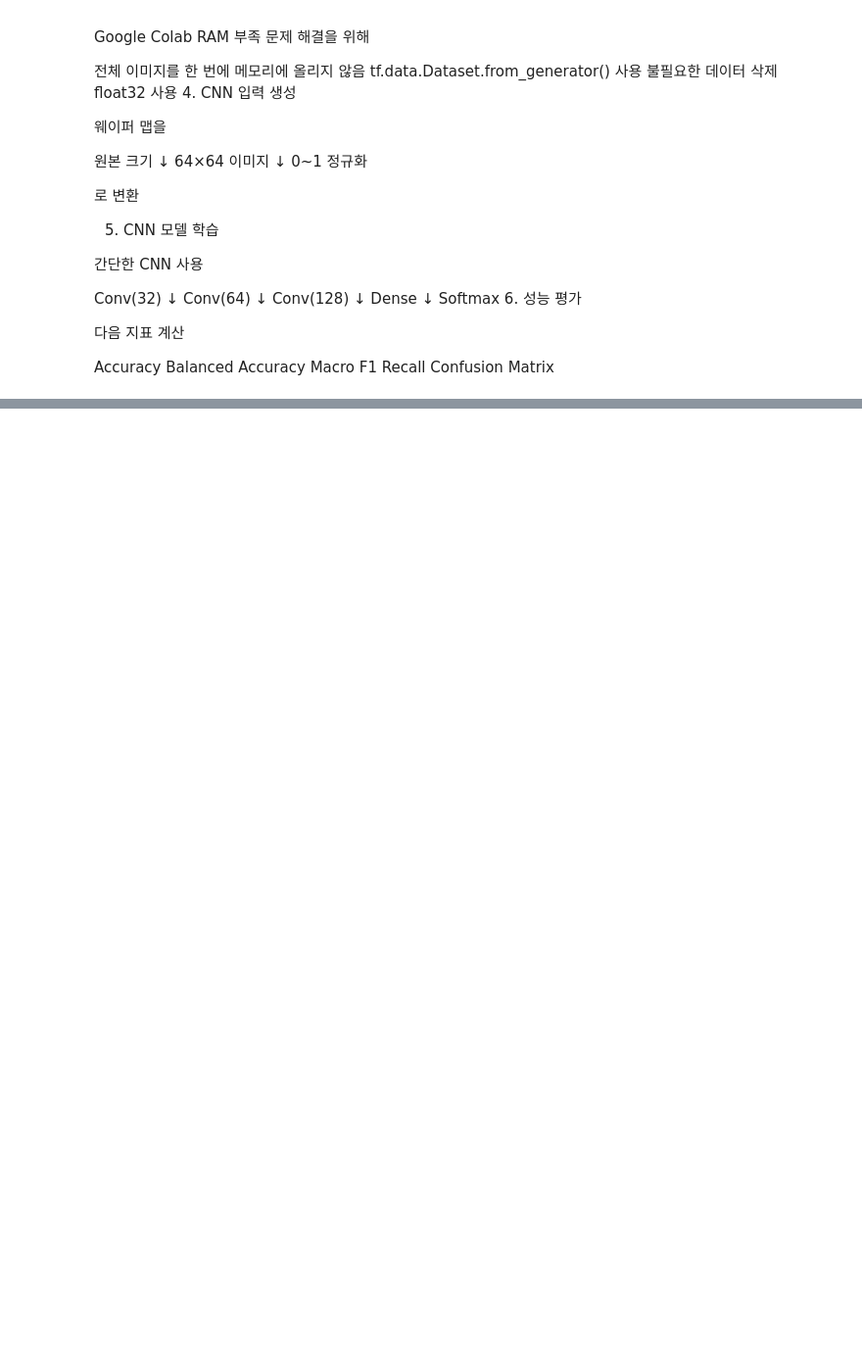
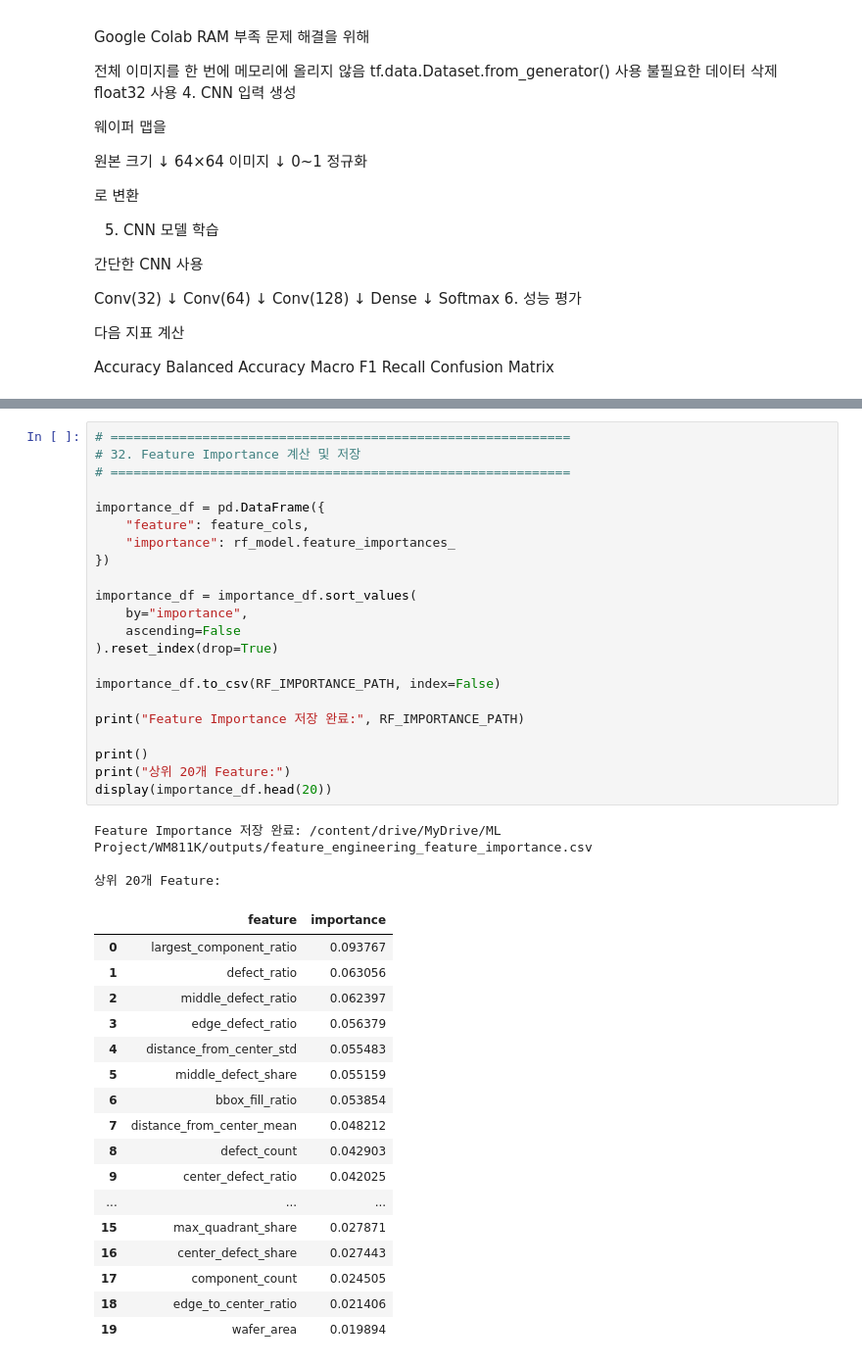
Before and after one commit to WooSeungJi/WM811K-Project, a Jupyter notebook: Ram_절약_WM_811K_Wafer_Map.ipynb, the cells around one changed output, grey strips where cells are left out. Shown at 98% size. Drawn from its saved outputs; the diff is of its cells as text; blank space fills up the shorter version.

```diff
--- a/Ram_절약_WM_811K_Wafer_Map.ipynb
+++ b/Ram_절약_WM_811K_Wafer_Map.ipynb
@@ -900,0 +1579,43 @@ Confusion Matrix
+# %%
+# ============================================================
+# 32. Feature Importance 계산 및 저장
+# ============================================================
+
+importance_df = pd.DataFrame({
+    "feature": feature_cols,
+    "importance": rf_model.feature_importances_
+})
+
+importance_df = importance_df.sort_values(
+    by="importance",
+    ascending=False
+).reset_index(drop=True)
+
+importance_df.to_csv(RF_IMPORTANCE_PATH, index=False)
+
+print("Feature Importance 저장 완료:", RF_IMPORTANCE_PATH)
+
+print()
+print("상위 20개 Feature:")
+display(importance_df.head(20))
+# %% [output]
+Feature Importance 저장 완료: /content/drive/MyDrive/ML Project/WM811K/outputs/feature_engineering_feature_importance.csv
+
+상위 20개 Feature:
+|  | feature | importance |
+| 0 | largest_component_ratio | 0.093767 |
+| 1 | defect_ratio | 0.063056 |
+| 2 | middle_defect_ratio | 0.062397 |
+| 3 | edge_defect_ratio | 0.056379 |
+| 4 | distance_from_center_std | 0.055483 |
+| 5 | middle_defect_share | 0.055159 |
+| 6 | bbox_fill_ratio | 0.053854 |
+| 7 | distance_from_center_mean | 0.048212 |
+| 8 | defect_count | 0.042903 |
+| 9 | center_defect_ratio | 0.042025 |
+| ... | ... | ... |
+| 15 | max_quadrant_share | 0.027871 |
+| 16 | center_defect_share | 0.027443 |
+| 17 | component_count | 0.024505 |
+| 18 | edge_to_center_ratio | 0.021406 |
+| 19 | wafer_area | 0.019894 |
```
Also changed, not shown: parts of 28 cells of this notebook.
